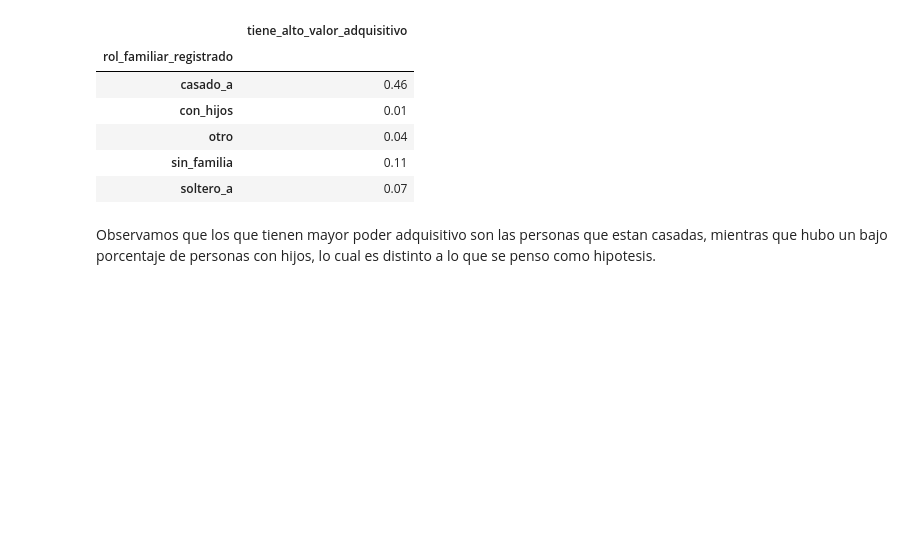
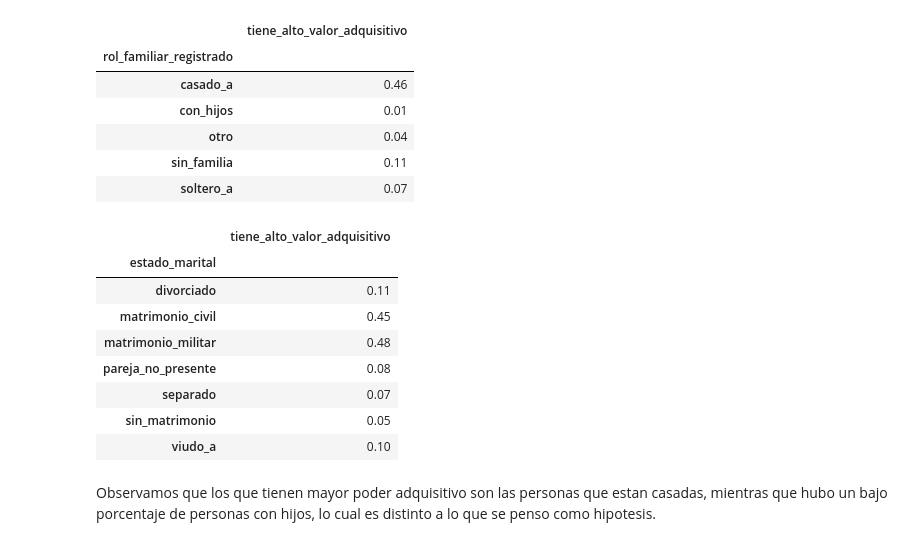
Before and after one commit to solfonte/TP1-OrganizacionDeDatos, a Jupyter notebook: TPparte1.ipynb, the cells around one changed output. Drawn from its saved outputs; the diff is of its cells as text; code cells hidden in the pictures; blank space fills up the shorter version.

```diff
--- a/TPparte1.ipynb
+++ b/TPparte1.ipynb
@@ -444,6 +472,18 @@ estado_persona.groupby(by='rol_familiar_registrado').agg({'tiene_alto_valor_adqu
 | otro | 0.04 |
 | sin_familia | 0.11 |
 | soltero_a | 0.07 |
+# %%
+estado_persona.groupby(by = 'estado_marital').agg({'tiene_alto_valor_adquisitivo': 'mean'}).round(2)
+# %% [output]
+|  | tiene_alto_valor_adquisitivo |
+| estado_marital |  |
+| divorciado | 0.11 |
+| matrimonio_civil | 0.45 |
+| matrimonio_militar | 0.48 |
+| pareja_no_presente | 0.08 |
+| separado | 0.07 |
+| sin_matrimonio | 0.05 |
+| viudo_a | 0.10 |
 # %% [markdown]
 Observamos que los que tienen mayor poder adquisitivo son las personas que estan casadas, mientras que hubo un bajo porcentaje de personas con hijos, lo cual es distinto a lo que se penso como hipotesis.
 # %% [markdown]
```
Also changed, not shown: parts of 17 cells of this notebook.
